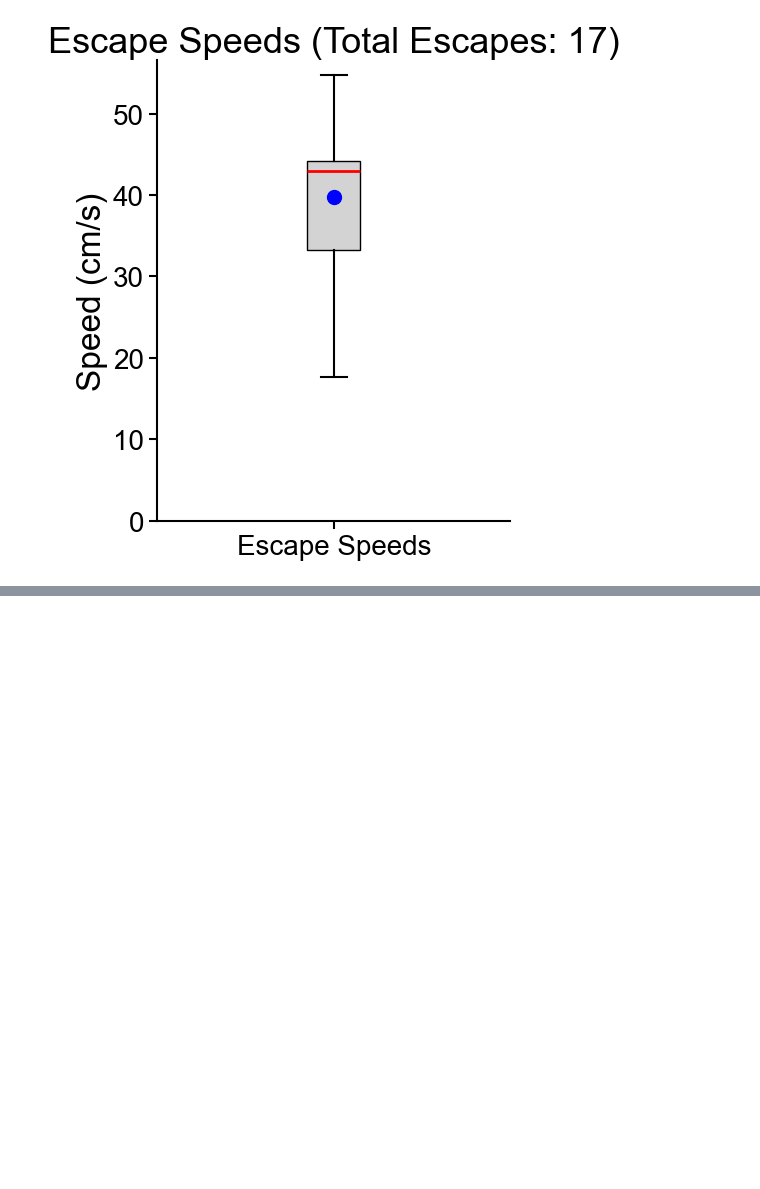
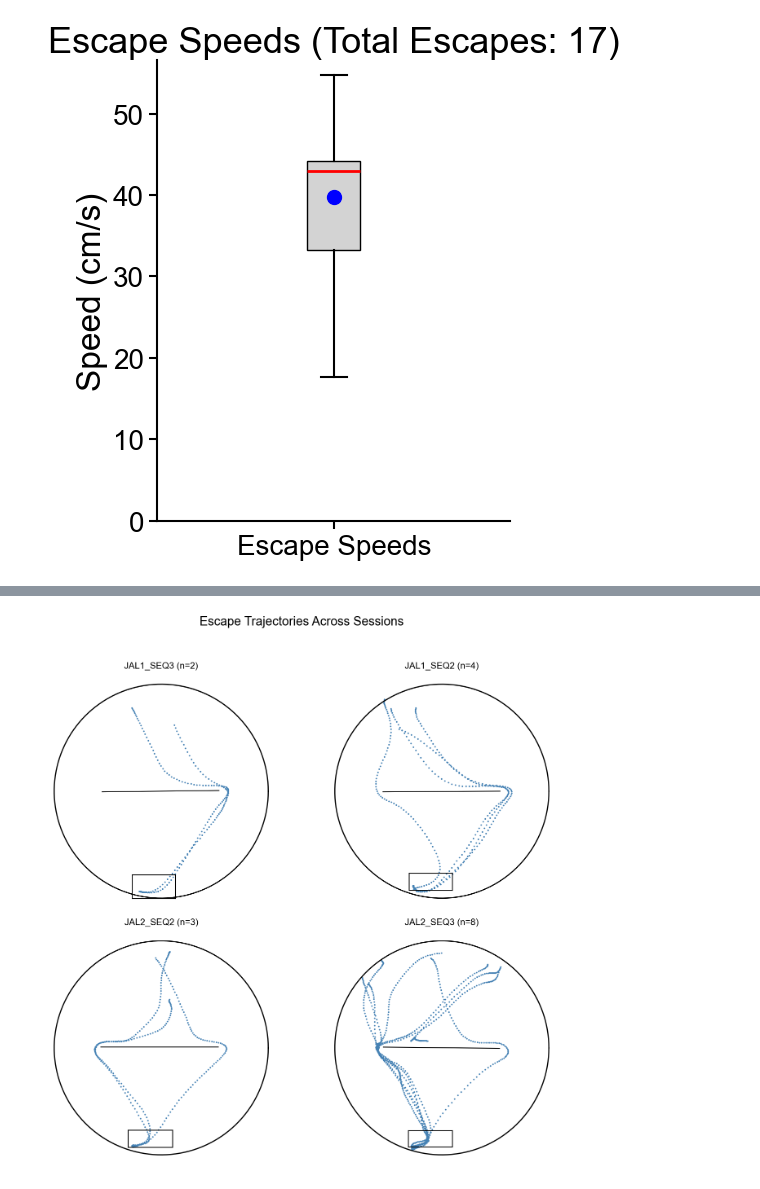
Before and after one commit to BrancoLab/JAL2_subgoal_pipeline, a Jupyter notebook: LF_thesis/two_edge_paradigm/behaviour/escapes_over_view.ipynb, the cells around one changed output, grey strips where cells are left out. Cells and saved outputs as stored; diff of their text form; code cells hidden in the pictures; blank space fills up the shorter version.

Commit message:
escape overview for 2 edge

```diff
--- a/LF_thesis/two_edge_paradigm/behaviour/escapes_over_view.ipynb
+++ b/LF_thesis/two_edge_paradigm/behaviour/escapes_over_view.ipynb
@@ -88,0 +151,60 @@ fig.savefig(os.path.join(save_path, "speed_quantification.eps"), format='eps', b
+# %%
+import matplotlib.pyplot as plt
+
+def plot_trajectories_for_sessions(sessions):
+    """
+    Create one plot with four subplots, each representing a session.
+    All scatter plots will use the same color and include the number of escapes in the title.
+    """
+    # Configure plot parameters for publication
+    plt.rcParams.update({
+        "font.size": 14,
+        "font.family": "Arial",
+        "axes.labelsize": 16,
+        "axes.titlesize": 18,
+        "xtick.labelsize": 12,
+        "ytick.labelsize": 12,
+    })
+
+    fig, axes = plt.subplots(2, 2, figsize=(14, 14))  # Create a 2x2 grid of subplots
+    fig.suptitle("Escape Trajectories Across Sessions", fontsize=22)  # Add a main title
+
+    # Define session titles
+    session_titles = ["JAL1_SEQ3", "JAL1_SEQ2", "JAL2_SEQ2", "JAL2_SEQ3"]
+
+    # Loop through each session and plot its trajectories
+    for ax, (session_title, (onsets, offsets, tracking_data)) in zip(axes.flatten(), sessions.items()):
+        num_escapes = len(onsets)  # Calculate the number of escapes for the session
+
+        for onset, offset in zip(onsets, offsets):
+            # Extract trajectory data
+            x_loc = tracking_data["head_loc"][onset:offset, 0]
+            y_loc = tracking_data["head_loc"][onset:offset, 1]
+
+            # Plot the trajectory
+            ax.scatter(x_loc, y_loc, s=3, color="steelblue", alpha=1)  # Use a visually appealing color
+
+        # Add session title with the number of escapes
+        ax.set_title(f"{session_title} (n={num_escapes})", fontsize=16)
+        ax.set_xlabel("X Position (cm)", fontsize=14)
+        ax.set_ylabel("Y Position (cm)", fontsize=14)
+        ax.set_aspect('equal', adjustable='box')
+
+        # Add the arena outline and shelter
+        Arena(ax=ax, shelter_coordinates=tracking_data["shelter_loc"], condition="barrier_present", barrier_coordinates=tracking_data["barrier_loc"])
+
+    plt.tight_layout(rect=[0, 0, 1, 0.95])  # Adjust layout to fit the main title
+    plt.savefig(os.path.join(save_path, "escape_trajectories.eps"), format='eps', bbox_inches='tight', dpi=300)
+    plt.show()
+
+sessions = {
+    "JAL1_SEQ3": (JAL1_SEQ3_escapes.escape_onset_frames, JAL1_SEQ3_escapes.escape_end_frames, JAL1_SEQ3_tracking_data),
+    "JAL1_SEQ2": (JAL1_SEQ2_escapes.escape_onset_frames, JAL1_SEQ2_escapes.escape_end_frames, JAL1_SEQ2_tracking_data),
+    "JAL2_SEQ2": (JAL2_SEQ2_escapes.escape_onset_frames, JAL2_SEQ2_escapes.escape_end_frames, JAL2_SEQ2_tracking_data),
+    "JAL2_SEQ3": (JAL2_SEQ3_escapes.escape_onset_frames, JAL2_SEQ3_escapes.escape_end_frames, JAL2_SEQ3_tracking_data),
+}
+
+# Plot trajectories for all sessions
+plot_trajectories_for_sessions(sessions)
+# %% [output]
+[figure, added]
```
Also changed, not shown: parts of 6 cells of this notebook.
